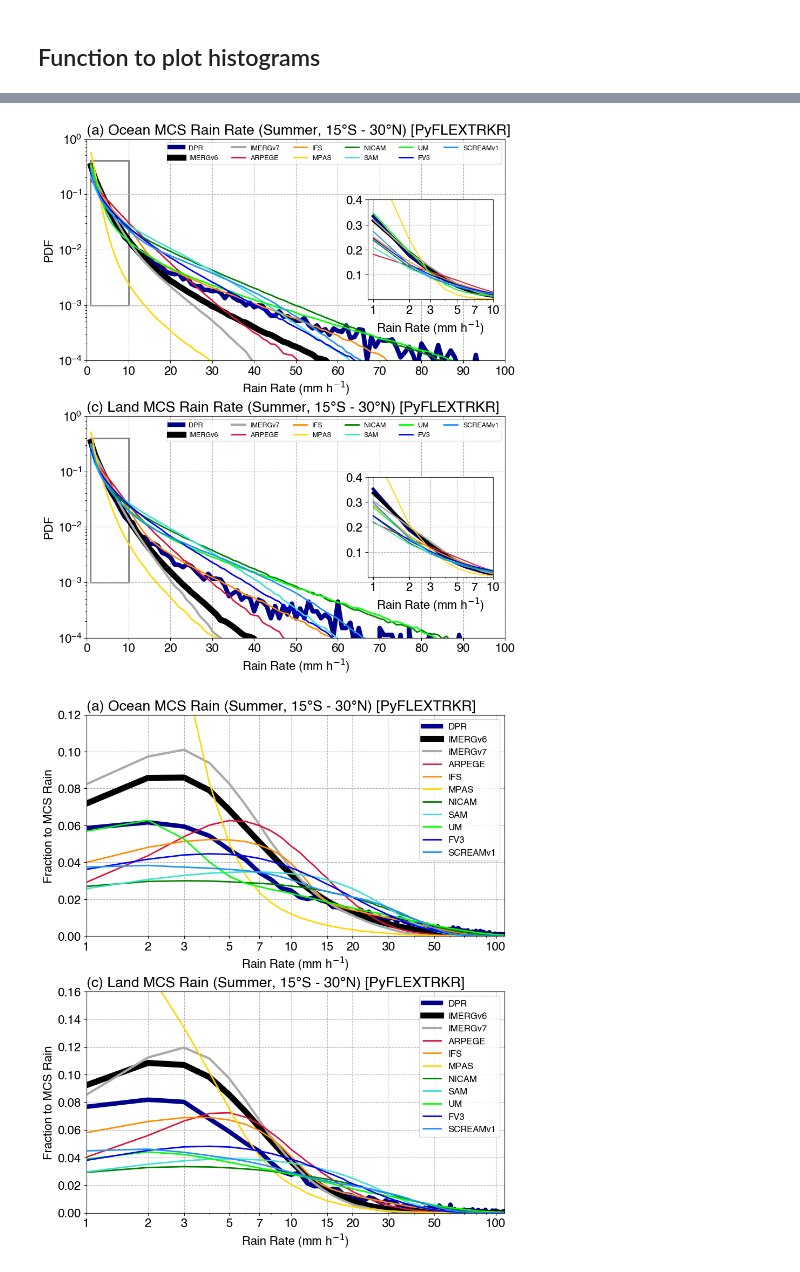
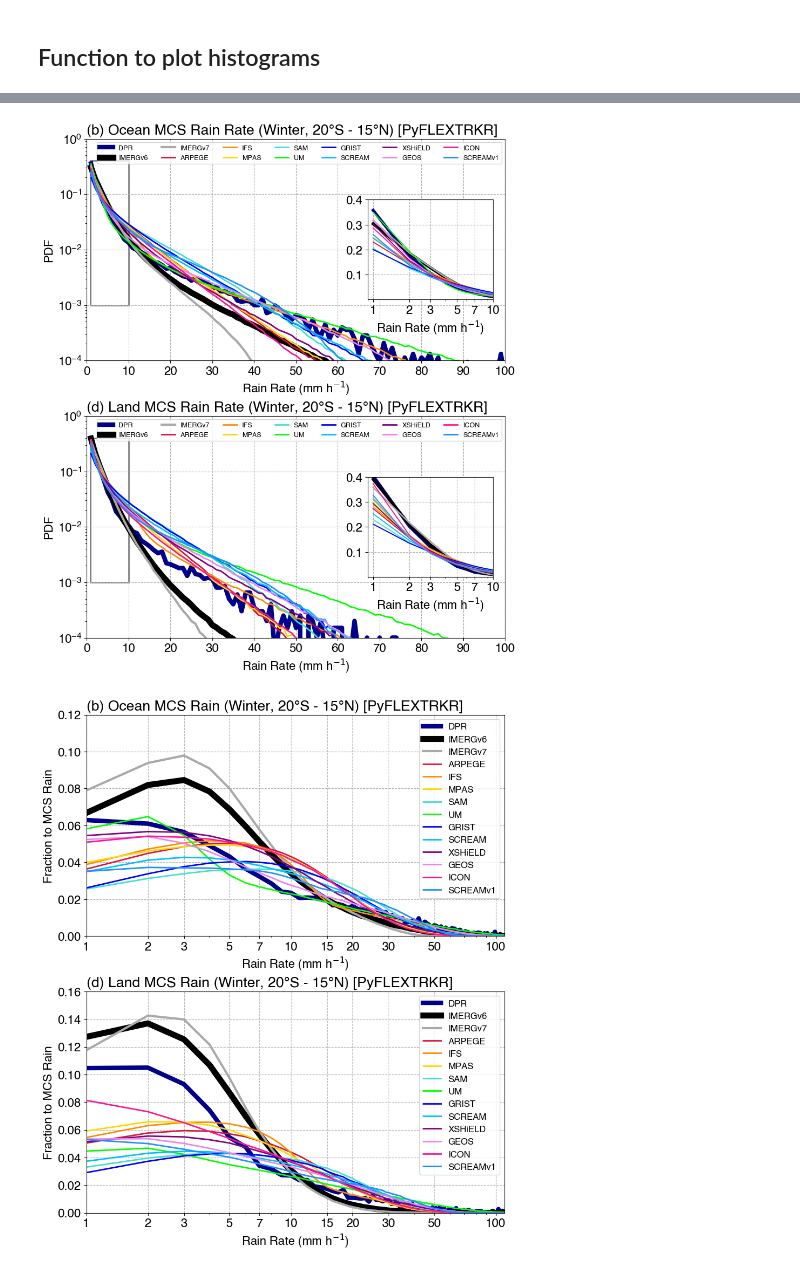
Before and after one commit to WACCEM/MCSMIP-DYAMOND, a Jupyter notebook: Notebooks/mcsmip_tb_rainrate_pdf.ipynb, the cells around one changed output, grey strips where cells are left out. Drawn from its saved outputs; the diff is of its cells as text; code cells hidden in the pictures.

```diff
--- a/Notebooks/mcsmip_tb_rainrate_pdf.ipynb
+++ b/Notebooks/mcsmip_tb_rainrate_pdf.ipynb
@@ -17,11 +17,17 @@ from mpl_toolkits.axes_grid1.inset_locator import inset_axes
 import copy
 %matplotlib inline
 # %%
-PHASE = 'Summer'
-# PHASE = 'Winter'
+# PHASE = 'Summer'
+PHASE = 'Winter'
 
 tracker = 'PyFLEXTRKR'
+# tracker = 'tobac'
+# tracker = 'MOAAP'
 # tracker = 'TOOCAN'
+# tracker = 'simpleTrack'
+# tracker = 'TAMS'
+# tracker = 'KFyAO'
+# tracker = 'TIMPS'
 rootdir = f'/pscratch/sd/f/feng045/DYAMOND/mcs_stats/{PHASE}/{tracker}/'
 
 if PHASE == 'Summer':
@@ -113,6 +122,6 @@ Data variables: (12/22)
 # %%
 # Read all data in Xarray Dataset
-dsr = xr.open_mfdataset(list(rainfiles.values()), concat_dim='source', combine='nested')
+dsr = xr.open_mfdataset(list(rainfiles.values()), concat_dim='source', combine='nested', join='outer')
 # Assign new coordinate 'source' using names
 dsr['source'] = list(name_map.keys())
 lon_bounds = dsr.attrs['lon_bounds']
@@ -627,7 +637,7 @@ fig = plot_hist_nrow(nrow, xx_data, data_arr, titles, xlabels, ylabels, legends,
                      show_inset=show_inset, inset_dict=inset_dict, wspace=wspace, hspace=hspace, xticks=xticks,
                      legend_prop=legend_prop, fontsize=fontsize, figsize=[10,12])
 # %% [output]
-[figure, old version]
+[figure, new version]
 # %%
 data_arr = [mcsamt_o_frac, mcsamt_l_frac]
 xx_data = [dsr.bins_pcp, dsr.bins_pcp]
@@ -654,35 +664,36 @@ lat_min = f'{-1*lat_bounds[0]}°S' if lat_bounds[0] < 0 else f'{lat_bounds[0]}°
 lat_max = f'{-1*lat_bounds[1]}°S' if lat_bounds[1] < 0 else f'{lat_bounds[1]}°N'
 titles = [
     f'{panel_numbers[0]} Ocean MCS Rain ({PHASE}, {lat_min} - {lat_max}) [{tracker}]',
     f'{panel_numbers[1]} Land MCS Rain ({PHASE}, {lat_min} - {lat_max}) [{tracker}]',
 ]
 ylabels = ['Fraction to MCS Rain', 'Fraction to MCS Rain',]
 xlabels = ['Rain Rate (mm h$^{-1}$)', 'Rain Rate (mm h$^{-1}$)']
 xlims = [(1,110), (1, 110)]
 ylims = [(0, 0.12), (0, 0.16)]
 # ylims = None
 xticks = [[1,2,3,5,7,10,15,20,30,50,100]]*2
 vspan = [(None, None), (None, None)]
 vspan_color = 'lightskyblue'
 # vspan = [(241, 350), (None, None)]
 # vspan_color = 'moccasin'
 xscale = ['log', 'log']
 yscale = ['linear', 'linear']
 show_inset = [False, False]
 legends_pcp = pcp_name_map
 legends = [pcp_name_map, pcp_name_map]
 # legend_prop = {'ncol':int(len(name_map)/2)+1, 'fontsize':9, 'loc':'best'}
 legend_prop = {'ncol':1, 'fontsize':12, 'loc':'best'}
 wspace = 0.0
 hspace = 0.25
 fontsize = 16
-figname = f'{figdir_tracker}global_mcs_pcp_fractional_pdf_ocean_land_{tracker}.png'
+# figname = f'{figdir_tracker}global_mcs_pcp_fractional_pdf_ocean_land_{tracker}.png'
+figname = f'{figdir_tracker}global_mcs_pcp_fractional_pdf_ocean_land_{tracker}.pdf'
 fig = plot_hist_nrow(nrow, xx_data, data_arr, titles, xlabels, ylabels, legends, figname,
                      xlims=xlims, ylims=ylims, vspan=vspan, vspan_color=vspan_color, xscale=xscale, yscale=yscale,
                      show_inset=show_inset, inset_dict=inset_dict, wspace=wspace, hspace=hspace, xticks=xticks,
                      legend_prop=legend_prop, fontsize=fontsize, figsize=[10,12])
 # %% [output]
-[figure, old version]
+[figure, new version]
 # %%
 # data_arr = [totamt_frac, mcsamt_frac]
 # xx_data = [dsr.bins_pcp, dsr.bins_pcp]
```
Also changed, not shown: parts of 15 cells of this notebook, 8 other files.
